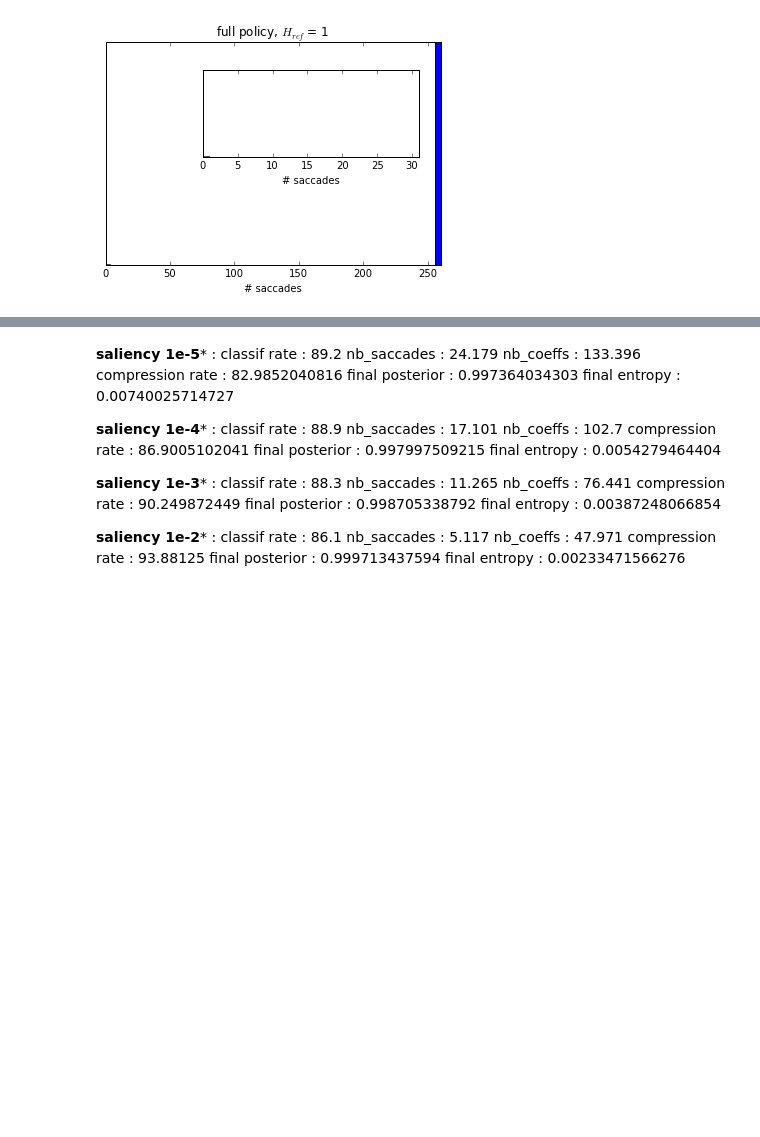
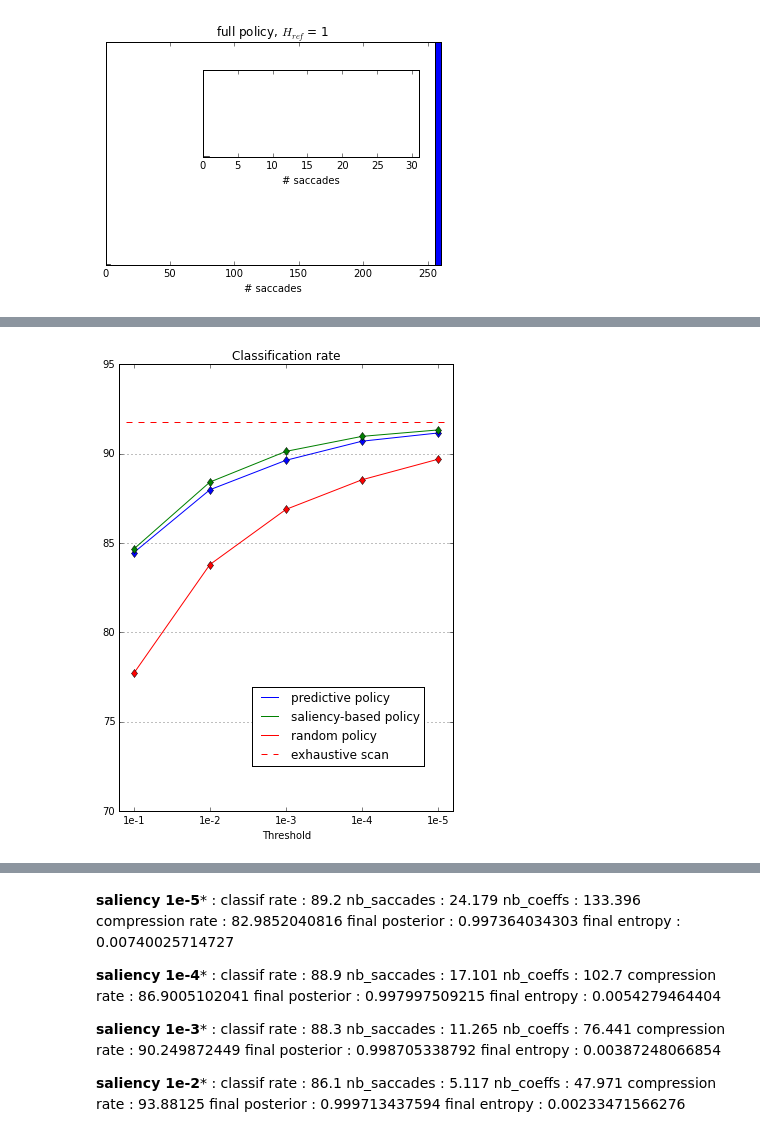
Before and after one commit to gdbmanu/ProjS8-git, a Jupyter notebook: mnist-waveimage-tests.ipynb, the cells around one changed output, grey strips where cells are left out. Drawn from its saved outputs; the diff is of its cells as text; code cells hidden in the pictures; blank space fills up the shorter version.

```diff
--- a/mnist-waveimage-tests.ipynb
+++ b/mnist-waveimage-tests.ipynb
@@ -1312,0 +1318,29 @@ affiche_records(records)
+# %%
+reload(record)
+
+NB_CLASSES = 10
+
+liste_NB_TRIALS = []
+for z in range(NB_CLASSES):
+    liste_NB_TRIALS += [len(Data_test[z][0][(0,0)])]
+
+mem_classif_rate = {}
+mem_mem_saccades = {}
+mem_compression_rate = {}
+
+for POL in ('predictive', 'saliency-based', 'random'):
+    mem_classif_rate[POL] = []
+    mem_mem_saccades[POL] = []
+    mem_compression_rate[POL] = []
+
+    for THRESHOLD in (1e-1, 1e-2, 1e-3, 1e-4, 1e-5):
+        classif_rate, mem_saccades, compression_rate = record.affiche_records(dict_records[POL][THRESHOLD], liste_NB_TRIALS)
+        mem_classif_rate[POL] += [classif_rate]
+        mem_mem_saccades[POL] += [mem_saccades]
+        mem_compression_rate[POL] += [compression_rate]
+
+POL = 'full'
+classif_rate, mem_saccades, compression_rate = record.affiche_records(dict_records[POL][1], liste_NB_TRIALS)
+mem_classif_rate[POL] = [classif_rate]
+mem_mem_saccades[POL] = [mem_saccades]
+mem_compression_rate[POL] = [compression_rate]
@@ -1312,0 +1377,16 @@ affiche_records(records)
+# %%
+f = plt.figure(figsize = (6, 8))
+liste_col = ['b', 'g', 'r']
+for i, POL in enumerate(('predictive', 'saliency-based', 'random')):
+    plt.plot(np.arange(5), mem_classif_rate[POL], liste_col[i], label = POL + ' policy')
+    plt.plot(np.arange(5), mem_classif_rate[POL], liste_col[i]+'d')
+plt.plot([-.1,4.1], [mem_classif_rate['full'][0]] * 2, 'r--', label = 'exhaustive scan')
+plt.legend(loc = (.4,.1))
+plt.title('Classification rate')
+plt.xlabel('Threshold')
+plt.xticks(np.arange(5), ('1e-1', '1e-2', '1e-3', '1e-4', '1e-5'))
+plt.xlim([-.2,4.2])
+plt.ylim([70, 95])
+f.gca().yaxis.grid(True)
+# %% [output]
+[figure, added]
```
Also changed, not shown: parts of 14 cells of this notebook, 2 other files.
